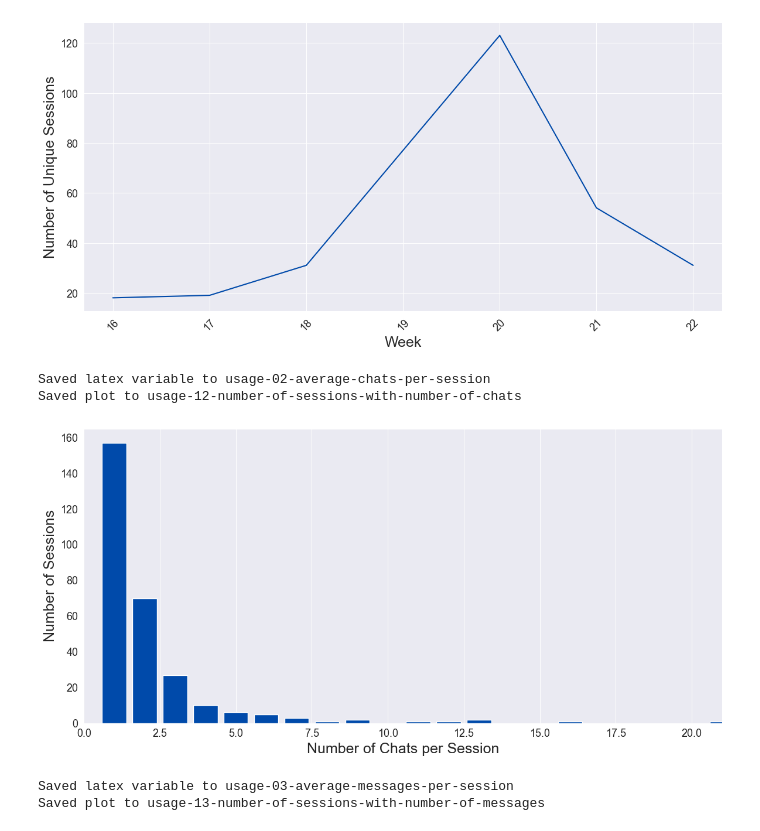
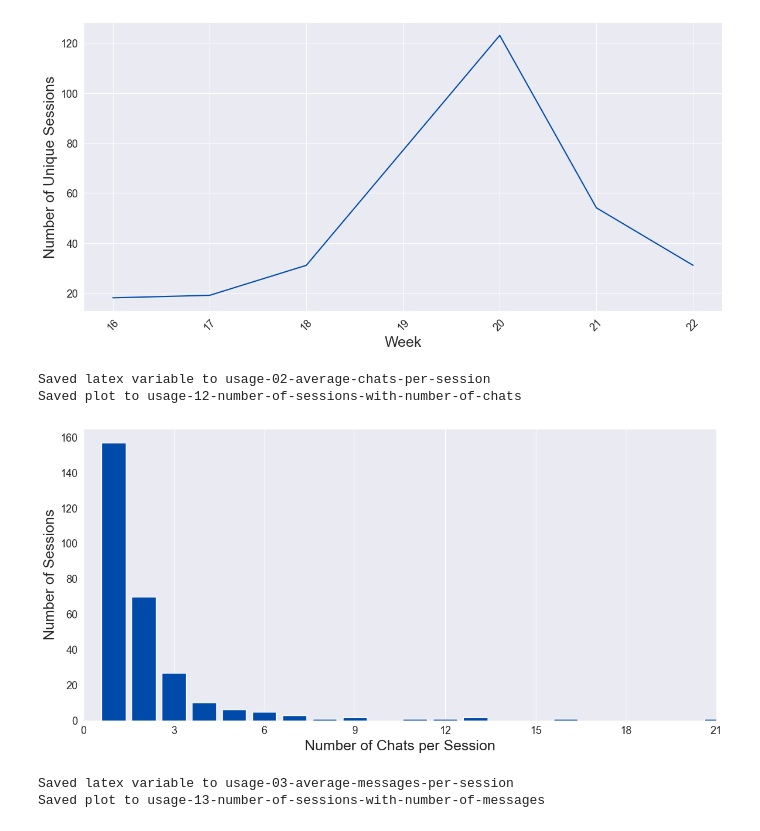
Before and after one commit to nattvara/DA231X, a Jupyter notebook: results/notebooks/usage.ipynb, the cells around one changed output. Cells and saved outputs as stored; diff of their text form; code cells hidden in the pictures.

Commit message:
tweak caption for sessions with chats and messages plots

```diff
--- a/results/notebooks/usage.ipynb
+++ b/results/notebooks/usage.ipynb
@@ -528,35 +528,36 @@ df_chats['created_at'] = pd.to_datetime(df_chats['created_at'])
 df_chats_filtered = pd.merge(df_chats, df_sessions[['id', 'is_test_user']], left_on='session_id', right_on='id', how='left')
 
 df_chats_filtered = df_chats_filtered[df_chats_filtered['is_test_user'] == False]
 df_chats_filtered = df_chats_filtered[pd.to_datetime(df_chats_filtered['created_at']).dt.date >= pd.to_datetime('2024-04-18').date()]
 
 df_chats_filtered = df_chats_filtered[~df_chats_filtered['course_id'].isin(exclude_courses)]
 
 chats_per_session = df_chats_filtered['session_id'].value_counts()
 
 sessions_per_chat_count = chats_per_session.value_counts().sort_index()
 
 limit = sessions_per_chat_count.index[-2]
 
 average_chats_per_user = chats_per_session.mean()
 save_variable("usage-02-average-chats-per-session", str(round(average_chats_per_user, 2)))
 
 set_custom_palette(1)
 
 plt.figure(figsize=(12, 6))
 plt.bar(sessions_per_chat_count.index, sessions_per_chat_count.values)
 plt.xlabel('Number of Chats per Session')
 plt.ylabel('Number of Sessions')
 plt.grid(axis='y')
 plt.xticks(rotation=0)
 plt.xlim(0, limit)
 plt.tight_layout()
-save_plot(plt, "usage-12-number-of-sessions-with-number-of-chats", "Number of sessions with each number of chats", "fig:usage_12_number_of_sessions_with_number_of_chats")
+plt.gca().xaxis.set_major_locator(MaxNLocator(integer=True))
+save_plot(plt, "usage-12-number-of-sessions-with-number-of-chats", "Number of sessions that held a given number of chats", "fig:usage_12_number_of_sessions_with_number_of_chats")
 plt.show()
 # %% [output]
 Saved latex variable to usage-02-average-chats-per-session
 Saved plot to usage-12-number-of-sessions-with-number-of-chats
-[figure, old version]
+[figure, new version]
 # %%
 df_chats = dataframes['chats']
 df_sessions = dataframes['sessions']
```
Also changed, not shown: parts of 1 cell of this notebook, 3 other files.
